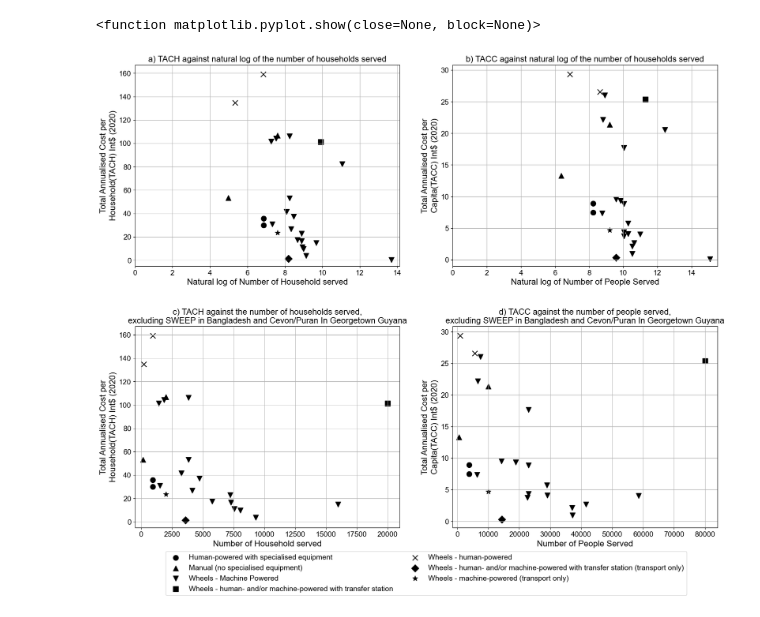
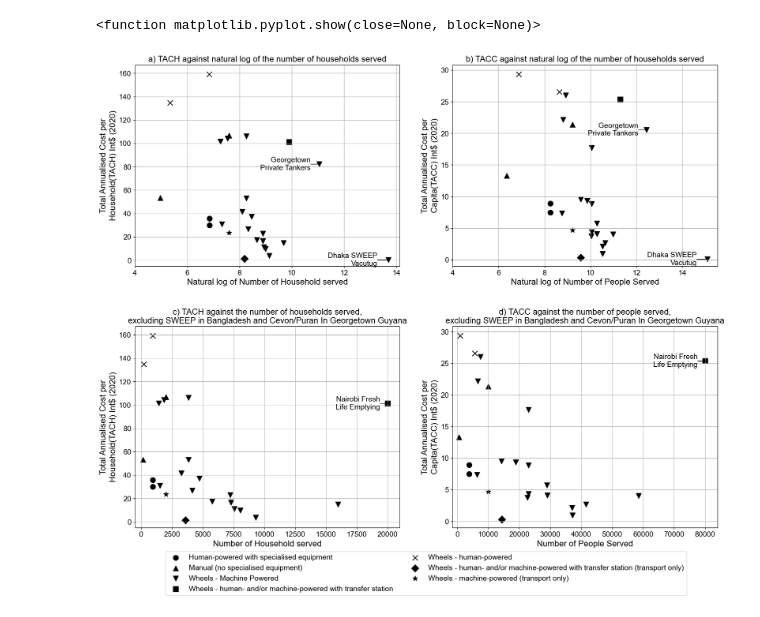
Before and after one commit to JinIgarashi/cactus-narok-figures, a Jupyter notebook: fiona/E&T tach against number of people.ipynb, the cells around one changed output. Cells and saved outputs as stored; diff of their text form; code cells hidden in the pictures.

Commit message:
updated figure 5

```diff
--- a/fiona/E&T tach against number of people.ipynb
+++ b/fiona/E&T tach against number of people.ipynb
@@ -29,6 +30,7 @@ def createScatterPlot(
     marker_size = 100,
     x_min = 0,
     y_min = 0,
+    target_ids = None,
 ):
     components = data[groupby_col].unique()
     for i, component in enumerate(components):
@@ -43,6 +45,19 @@ def createScatterPlot(
 
         ax.scatter(x_data, y_data, marker=markers[i], label=component, color=color, s=marker_size)
 
+        if target_ids is None:
+            continue
+        for target_id in target_ids:
+            if target_id in df['datapoint_id'].values:
+                idx = df['datapoint_id'] == target_id
+                datapoint_name = df.loc[idx, 'datapoint_name'].values[0]
+                datapoint_name = '\n'.join(textwrap.wrap(datapoint_name, 15))
+
+                x = x_data[idx].values[0]
+                y = y_data[idx].values[0]
+                ax.annotate(datapoint_name, (x * 0.97, y), xytext=(0, 0), textcoords='offset points', ha='right', va='center', fontsize=14, color='k')
+                ax.plot([x, x * 0.97], [y, y], linestyle='-', color='k', lw=1)
+
     ax.set_xlim(left=x_min)
     ax.set_ylim(bottom=y_min)
     ax.set_title(title, fontsize=16)
@@ -52,6 +67,12 @@ def createScatterPlot(
     ax.grid(which='both')
 # %%
 fig = plt.figure(figsize=(20, 16))
+
+# for SWEEP and Georgetown
+target_ids = [
+    53, # SWEEP, Bangladesh
+    48 # Georgetown, Guyana
+]
 
 ax1 = fig.add_subplot(2, 2, 1)
 data = pd.read_excel(path_excel, sheet_name=sheetname)
@@ -65,7 +86,9 @@ createScatterPlot(
     x_label = 'Natural log of Number of Household served',
     y_label = 'Total Annualised Cost per\nHousehold(TACH) Int$ (2020)',
     log_transform = True,
-    y_min = -5
+    x_min = 4,
+    y_min = -5,
+    target_ids = target_ids,
 )
 
 ax2 = fig.add_subplot(2, 2, 2)
@@ -79,47 +102,48 @@ createScatterPlot(
     x_label = 'Natural log of Number of People Served',
     y_label = 'Total Annualised Cost per\nCapita(TACC) Int$ (2020)',
     log_transform = True,
-    y_min = -1
+    x_min = 4,
+    y_min = -1,
+    target_ids = target_ids,
 )
 
 ax3 = fig.add_subplot(2, 2, 3)
-filtered_data = data[~data['datapoint_id'].isin([
-    53, # SWEEP, Bangladesh
-    48 # Georgetown, Guyana
-])]
+filtered_data = data[~data['datapoint_id'].isin(target_ids)]
 createScatterPlot(
     filtered_data,
     ax3,
     groupby_col = 'component',
     x_col = 'num_hh_served',
     y_col = 'tach',
     title = 'c) TACH against the number of households served,\nexcluding SWEEP in Bangladesh and Cevon/Puran In Georgetown Guyana',
     x_label = 'Number of Household served',
     y_label = 'Total Annualised Cost per\nHousehold(TACH) Int$ (2020)',
     log_transform = False,
     y_min = -5,
-    x_min = -500
+    x_min = -500,
+    target_ids = [38]
 )
 
 ax4 = fig.add_subplot(2, 2, 4)
 createScatterPlot(
     filtered_data,
     ax4,
     groupby_col = 'component',
     x_col = 'num_people_served',
     y_col = 'tacc',
     title = 'd) TACC against the number of people served,\nexcluding SWEEP in Bangladesh and Cevon/Puran In Georgetown Guyana',
     x_label = 'Number of People Served',
     y_label = 'Total Annualised Cost per\nCapita(TACC) Int$ (2020)',
     log_transform = False,
     y_min = -1,
-    x_min = -1500
+    x_min = -1500,
+    target_ids = [38]
 )
 
 plt.subplots_adjust(wspace=0.2, hspace=0.3)
 plt.legend(bbox_to_anchor=(-0.1, -0.1), loc='upper center', ncol=2)
 plt.savefig(file_path, format="pdf", dpi=dpi, transparent=True, bbox_inches='tight')
 plt.show
 # %% [output]
 <function matplotlib.pyplot.show(close=None, block=None)>
-[figure, old version]
+[figure, new version]
```
Also changed, not shown: parts of 1 cell of this notebook, 2 other files.
